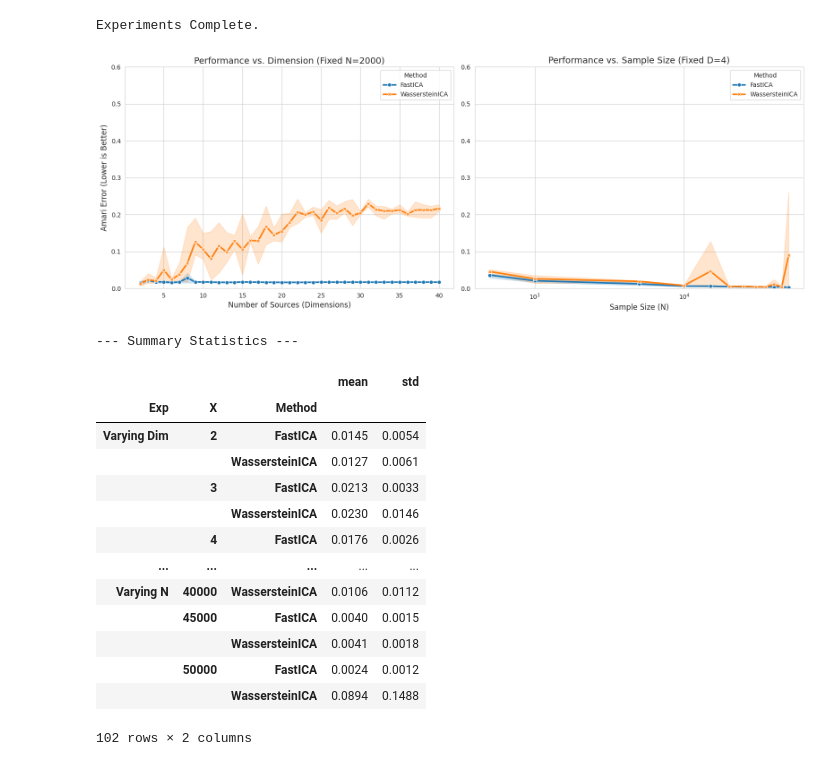
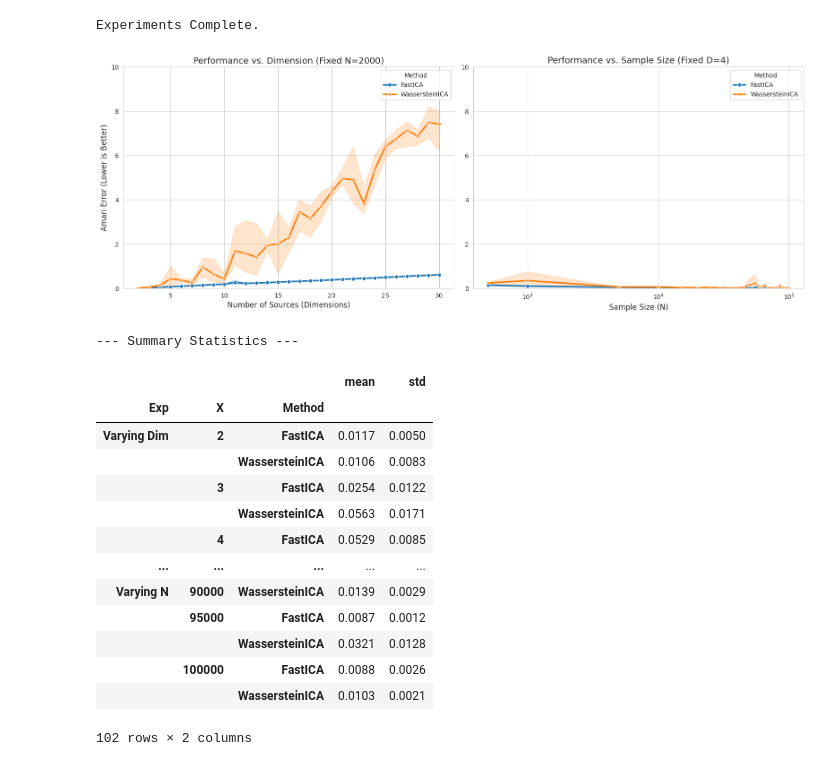
Before and after one commit to ashutoshjha3103/ot_in_linear_ica, a Jupyter notebook: exp/OT_vs_fast_ICA_over_dim_and_samsize.ipynb, the cells around one changed output. Saved outputs shown, nothing was run; the diff lists cells and outputs as text; code cells hidden in the pictures.

```diff
--- a/exp/OT_vs_fast_ICA_over_dim_and_samsize.ipynb
+++ b/exp/OT_vs_fast_ICA_over_dim_and_samsize.ipynb
@@ -39,7 +39,7 @@ def amari_error(W_est, A_true):
     col_max = np.max(P, axis=0)
     term2 = np.sum((col_sum / col_max) - 1)
 
-    return (term1 + term2) / (2 * n * (n - 1))
+    return (term1 + term2) / (2 * n)
 # %%
 def get_whitening_matrix(X_torch):
     """
@@ -130,7 +143,7 @@ print("\nRunning Experiment 1: Varying Dimensions...")
 for dim in tqdm(DIMENSION_RANGE, desc="Dimensions"):
     for trial in range(N_TRIALS):
         # 1. Data Gen
-        X_torch, A_true = generate_dataset(n_dim=dim, n_samples=FIXED_SAMPLES, seed=trial)
+        X_torch, A_true = generate_dataset(n_dim=dim, n_samples=FIXED_SAMPLES, seed=trial, dist_type='laplace')
         X_np = X_torch.numpy()
 
         # 2. FastICA
@@ -180,7 +193,7 @@ print("\nRunning Experiment 2: Varying Sample Size...")
 for n in tqdm(SAMPLE_SIZE_RANGE, desc="Samples"):
     for trial in range(N_TRIALS):
         # 1. Data Gen (Offset seed to ensure new data)
-        X_torch, A_true = generate_dataset(n_dim=FIXED_DIM, n_samples=n, seed=trial + 999)
+        X_torch, A_true = generate_dataset(n_dim=FIXED_DIM, n_samples=n, seed=trial + 1000, dist_type='laplace')
         X_np = X_torch.numpy()
 
         # 2. FastICA
@@ -234,48 +247,48 @@ sns.set_style("whitegrid")
 fig, axes = plt.subplots(1, 2, figsize=(16, 6))
 
 # Plot 1: Varying Dimension
 data_dim = df_results[df_results['Exp'] == 'Varying Dim']
 sns.lineplot(
     data=data_dim, x='X', y='Amari', hue='Method', style='Method',
     markers=True, dashes=False, linewidth=2.5, ax=axes[0], errorbar=('ci',95)
 )
 axes[0].set_title(f"Performance vs. Dimension (Fixed N={FIXED_SAMPLES})", fontsize=14)
 axes[0].set_xlabel("Number of Sources (Dimensions)", fontsize=12)
 axes[0].set_ylabel("Amari Error (Lower is Better)", fontsize=12)
-axes[0].set_ylim(0, 0.6) # Standard limit for Amari
+axes[0].set_ylim(0, 10.0) # Standard limit for Amari
 
 # Plot 2: Varying Sample Size
 data_n = df_results[df_results['Exp'] == 'Varying N']
 sns.lineplot(
     data=data_n, x='X', y='Amari', hue='Method', style='Method',
     markers=True, dashes=False, linewidth=2.5, ax=axes[1], errorbar=('ci',95)
 )
 axes[1].set_title(f"Performance vs. Sample Size (Fixed D={FIXED_DIM})", fontsize=14)
 axes[1].set_xlabel("Sample Size (N)", fontsize=12)
 axes[1].set_xscale("log") # Log scale is crucial for N
 axes[1].set_ylabel("")
-axes[1].set_ylim(0, 0.6)
+axes[1].set_ylim(0, 10.0)
 
 plt.tight_layout()
 plt.show()
 
 # Display Stat Table
 print("\n--- Summary Statistics ---")
 display(df_results.groupby(['Exp', 'X', 'Method'])['Amari'].agg(['mean', 'std']).round(4))
 # %% [output]
-[figure, old version]
+[figure, new version]
 --- Summary Statistics ---
 |  |  |  | mean | std |
 | Exp | X | Method |  |  |
-| Varying Dim | 2 | FastICA | 0.0145 | 0.0054 |
-|  |  | WassersteinICA | 0.0127 | 0.0061 |
-|  | 3 | FastICA | 0.0213 | 0.0033 |
-|  |  | WassersteinICA | 0.0230 | 0.0146 |
-|  | 4 | FastICA | 0.0176 | 0.0026 |
+| Varying Dim | 2 | FastICA | 0.0117 | 0.0050 |
+|  |  | WassersteinICA | 0.0106 | 0.0083 |
+|  | 3 | FastICA | 0.0254 | 0.0122 |
+|  |  | WassersteinICA | 0.0563 | 0.0171 |
+|  | 4 | FastICA | 0.0529 | 0.0085 |
 | ... | ... | ... | ... | ... |
-| Varying N | 40000 | WassersteinICA | 0.0106 | 0.0112 |
-|  | 45000 | FastICA | 0.0040 | 0.0015 |
-|  |  | WassersteinICA | 0.0041 | 0.0018 |
-|  | 50000 | FastICA | 0.0024 | 0.0012 |
-|  |  | WassersteinICA | 0.0894 | 0.1488 |
+| Varying N | 90000 | WassersteinICA | 0.0139 | 0.0029 |
+|  | 95000 | FastICA | 0.0087 | 0.0012 |
+|  |  | WassersteinICA | 0.0321 | 0.0128 |
+|  | 100000 | FastICA | 0.0088 | 0.0026 |
+|  |  | WassersteinICA | 0.0103 | 0.0021 |
 102 rows × 2 columns
```
Also changed, not shown: parts of 2 cells of this notebook, 2 other files.
